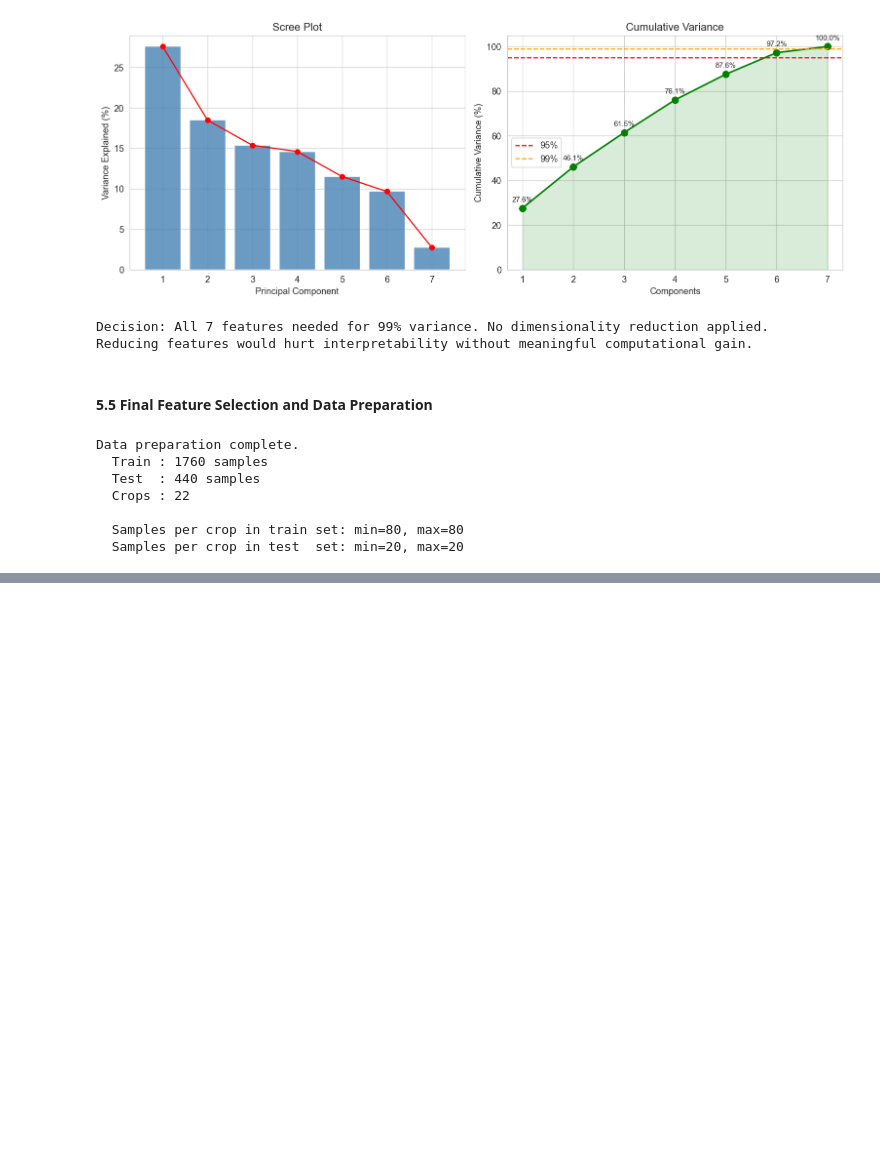
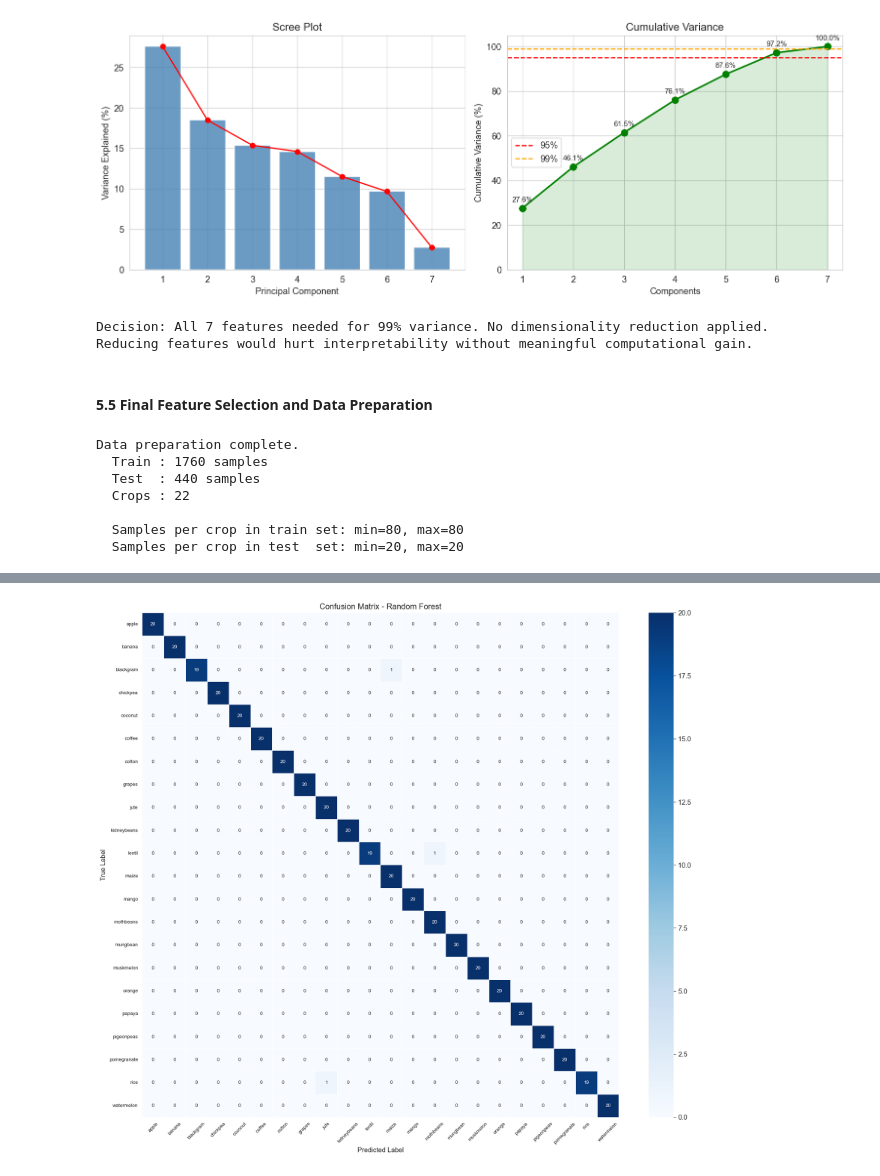
Before and after one commit to mriyazashliya03/Crop-Recommendation-System-using-ML, a Jupyter notebook: model_building.ipynb, the cells around one changed output, grey strips where cells are left out. Drawn from its saved outputs; the diff is of its cells as text; code cells hidden in the pictures; blank space fills up the shorter version.

Commit message:
Trained Random Forest Classifier

```diff
--- a/model_building.ipynb
+++ b/model_building.ipynb
@@ -171,0 +215,14 @@ Data preparation complete.
+# %%
+rf_model = RandomForestClassifier(
+    n_estimators=200,
+    min_samples_leaf=2,   # Each leaf needs >= 2 samples -- prevents memorization
+    min_samples_split=5,  # Each split needs >= 5 samples
+    max_features='sqrt',  # Use sqrt(n_features) at each split -- standard for classification
+    random_state=42,
+    n_jobs=-1
+)
+
+results_rf = evaluate_model(
+    rf_model, X_train, y_train, X_test, y_test,
+    name='Random Forest'
+)
@@ -171,0 +247,6 @@ Data preparation complete.
+# %%
+plot_cm(y_test, results_rf['y_pred'], 'Confusion Matrix - Random Forest')
+plt.savefig('cm_random_forest.png', bbox_inches='tight')
+plt.show()
+# %% [output]
+[figure, added]
```
Also changed, not shown: parts of 6 cells of this notebook.
